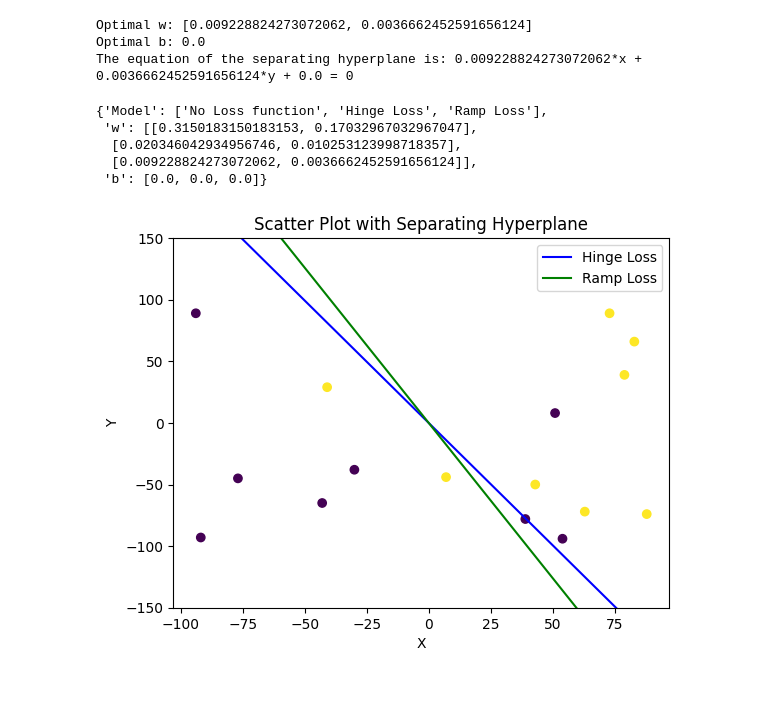
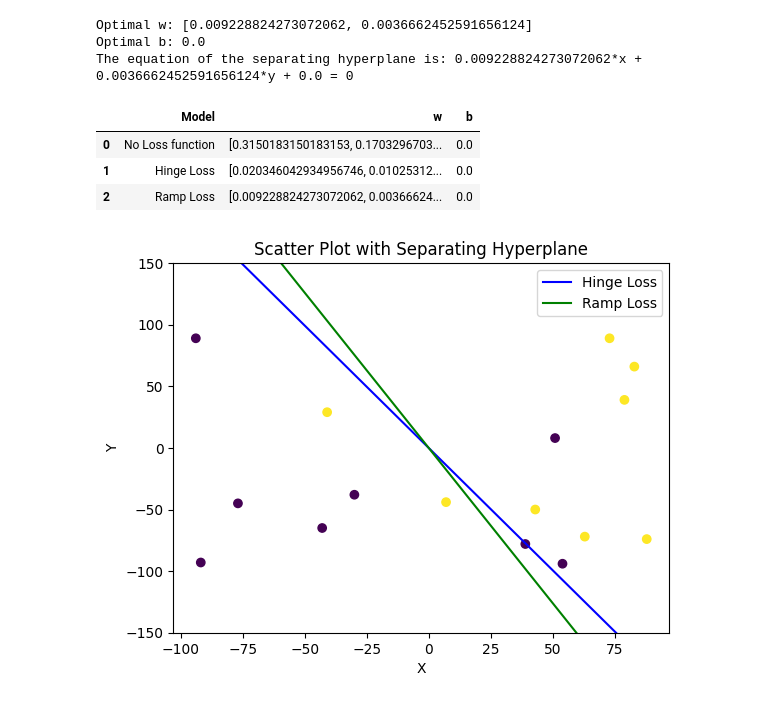
Before and after one commit to dbenayoun/IASD, a Jupyter notebook: Projet_optimisation_SVM.ipynb, the cells around one changed output. Drawn from its saved outputs; the diff is of its cells as text; code cells hidden in the pictures.

```diff
--- a/Projet_optimisation_SVM.ipynb
+++ b/Projet_optimisation_SVM.ipynb
@@ -196,14 +196,13 @@ hyperplane["b"].append(b_opt)
 Optimal w: [0.009228824273072062, 0.0036662452591656124]
 Optimal b: 0.0
 The equation of the separating hyperplane is: 0.009228824273072062*x + 0.0036662452591656124*y + 0.0 = 0
-# %%
-hyperplane
-# %% [output]
-{'Model': ['No Loss function', 'Hinge Loss', 'Ramp Loss'],
- 'w': [[0.3150183150183153, 0.17032967032967047],
-  [0.020346042934956746, 0.010253123998718357],
-  [0.009228824273072062, 0.0036662452591656124]],
- 'b': [0.0, 0.0, 0.0]}
+# %%
+pd.DataFrame(hyperplane)
+# %% [output]
+|  | Model | w | b |
+| 0 | No Loss function | [0.3150183150183153, 0.1703296703... | 0.0 |
+| 1 | Hinge Loss | [0.020346042934956746, 0.01025312... | 0.0 |
+| 2 | Ramp Loss | [0.009228824273072062, 0.00366624... | 0.0 |
 # %%
 plt.scatter([p[0] for p in points], [p[1] for p in points], c=labels)
 
```
Also changed, not shown: parts of 1 cell of this notebook.
